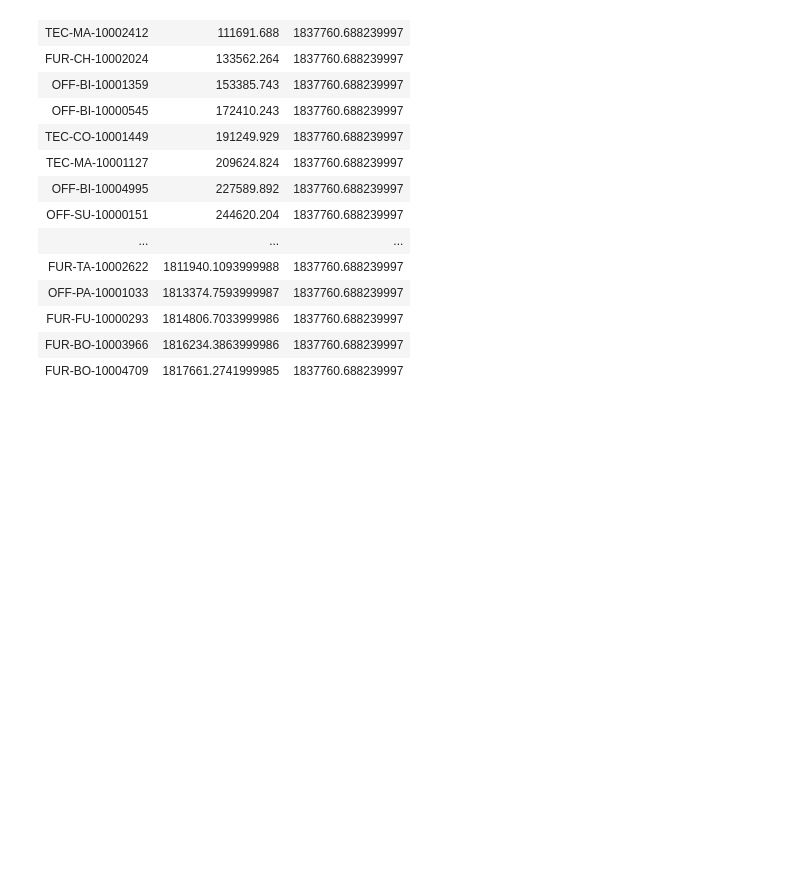
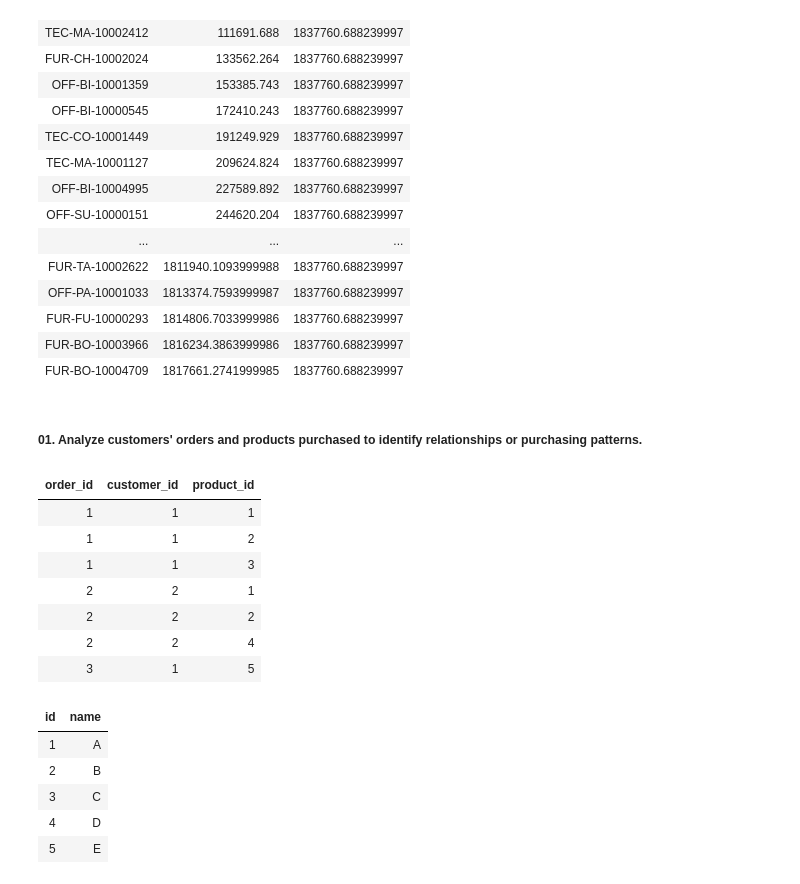
Before and after one commit to Rupam-1/SQL-Pyspark-practise_youtube, a Jupyter notebook: 04. PYSPARK - Part2.ipynb, the cells around one changed output. Drawn from its saved outputs; the diff is of its cells as text; code cells hidden in the pictures; blank space fills up the shorter version.

```diff
--- a/04. PYSPARK - Part2.ipynb
+++ b/04. PYSPARK - Part2.ipynb
@@ -132,3 +132,60 @@ final_df.display()
 | FUR-FU-10000293 | 1814806.7033999986 | 1837760.688239997 |
 | FUR-BO-10003966 | 1816234.3863999986 | 1837760.688239997 |
 | FUR-BO-10004709 | 1817661.2741999985 | 1837760.688239997 |
+# %% [markdown]
+##### 01. Analyze customers' orders and products purchased to identify relationships or purchasing patterns.
+# %%
+from pyspark.sql.types import *
+customer_orders_data = [
+    (1, 1, 1),
+    (1, 1, 2),
+    (1, 1, 3),
+    (2, 2, 1),
+    (2, 2, 2),
+    (2, 2, 4),
+    (3, 1, 5)
+]
+customer_orders_schema = StructType([
+    StructField("order_id", IntegerType(), True),
+    StructField("customer_id", IntegerType(), True),
+    StructField("product_id", IntegerType(), True)
+])
+customer_orders_df = spark.createDataFrame(
+    customer_orders_data,
+    customer_orders_schema
+)
+customer_orders_df.display()
+customer_orders_df.write.mode("overwrite").option("overwriteSchema", "true").saveAsTable("customer_orders")
+
+customer_products_data = [
+    (1, "A"),
+    (2, "B"),
+    (3, "C"),
+    (4, "D"),
+    (5, "E")
+]
+customer_products_schema = StructType([
+    StructField("id", IntegerType(), True),
+    StructField("name", StringType(), True)
+])
+customer_products_df = spark.createDataFrame(
+    customer_products_data,
+    customer_products_schema
+)
+customer_products_df.display()
+customer_products_df.write.mode("overwrite").option("overwriteSchema", "true").saveAsTable("customer_products")
+# %% [output]
+| order_id | customer_id | product_id |
+| 1 | 1 | 1 |
+| 1 | 1 | 2 |
+| 1 | 1 | 3 |
+| 2 | 2 | 1 |
+| 2 | 2 | 2 |
+| 2 | 2 | 4 |
+| 3 | 1 | 5 |
+| id | name |
+| 1 | A |
+| 2 | B |
+| 3 | C |
+| 4 | D |
+| 5 | E |
```
Also changed, not shown: parts of 1 cell of this notebook.
